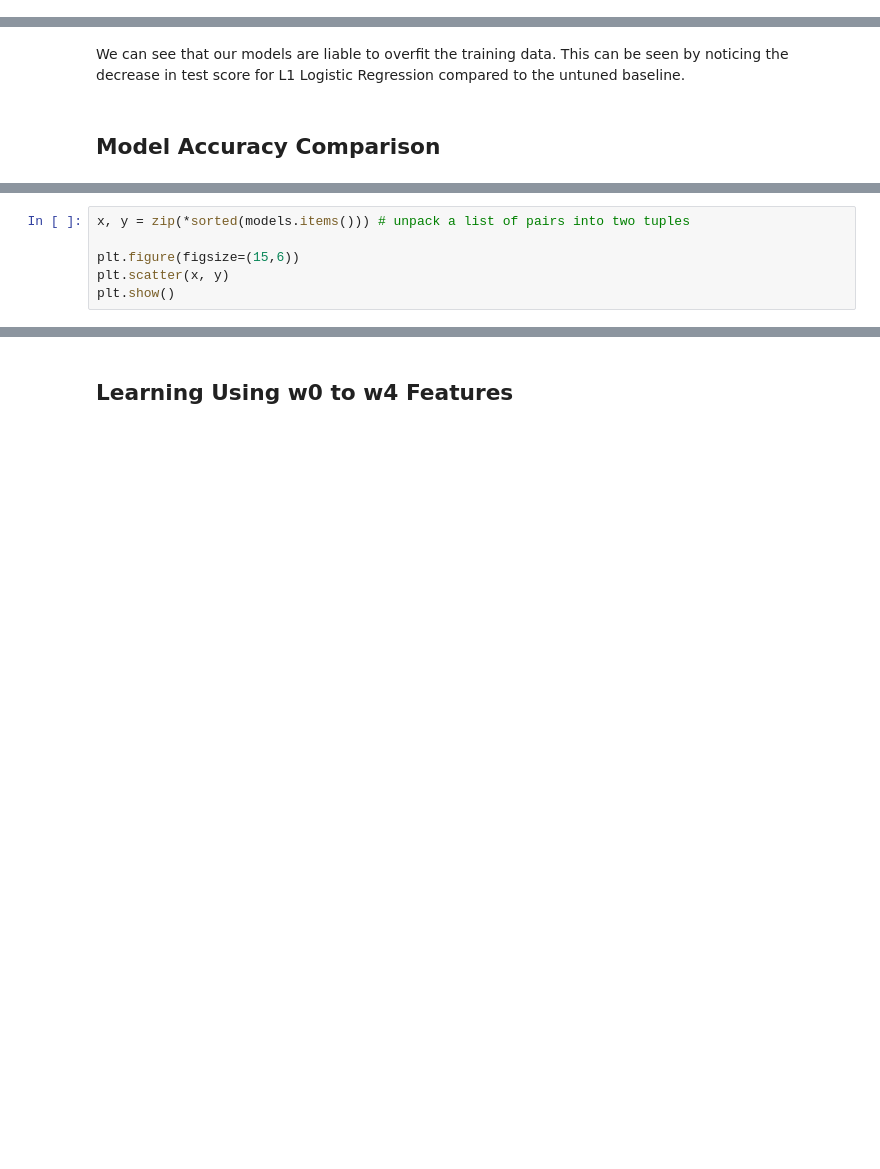
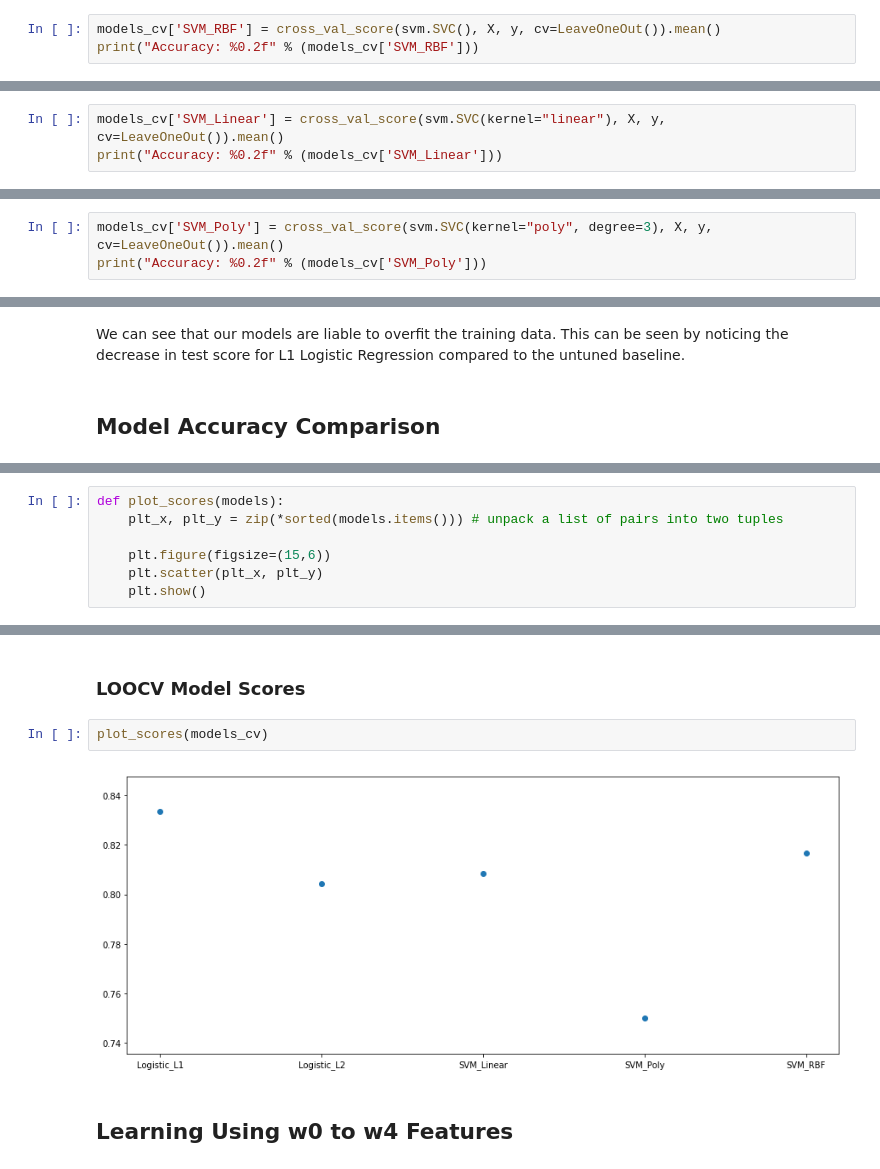
Before and after one commit to moduIo/Clinical-Depression-Study, a Jupyter notebook: main.ipynb, the cells around one changed output, grey strips where cells are left out. Cells and saved outputs as stored; diff of their text form; blank space fills up the shorter version.

Commit message:
Add LOOCV model scores for all models

```diff
--- a/main.ipynb
+++ b/main.ipynb
@@ -344,3 +357,6 @@ Ineffective       0.83      0.80      0.82        25
 avg / total       0.81      0.81      0.81        48
 
 Accuracy: 0.812500
+# %%
+models_cv['SVM_RBF'] = cross_val_score(svm.SVC(), X, y, cv=LeaveOneOut()).mean()
+print("Accuracy: %0.2f" % (models_cv['SVM_RBF']))
@@ -355,3 +373,6 @@ Ineffective       0.91      0.80      0.85        25
 avg / total       0.86      0.85      0.85        48
 
 Accuracy: 0.854167
+# %%
+models_cv['SVM_Linear'] = cross_val_score(svm.SVC(kernel="linear"), X, y, cv=LeaveOneOut()).mean()
+print("Accuracy: %0.2f" % (models_cv['SVM_Linear']))
@@ -366,3 +389,6 @@ Ineffective       0.71      0.88      0.79        25
 avg / total       0.76      0.75      0.74        48
 
 Accuracy: 0.750000
+# %%
+models_cv['SVM_Poly'] = cross_val_score(svm.SVC(kernel="poly", degree=3), X, y, cv=LeaveOneOut()).mean()
+print("Accuracy: %0.2f" % (models_cv['SVM_Poly']))
@@ -443,6 +473,7 @@ We can see that our models are liable to overfit the training data.  This can be
 # %%
-x, y = zip(*sorted(models.items())) # unpack a list of pairs into two tuples
+def plot_scores(models):
+    plt_x, plt_y = zip(*sorted(models.items())) # unpack a list of pairs into two tuples
 
-plt.figure(figsize=(15,6))
-plt.scatter(x, y)
-plt.show()
+    plt.figure(figsize=(15,6))
+    plt.scatter(plt_x, plt_y)
+    plt.show()
@@ -451,3 +486,9 @@ plt.show()
+# %% [markdown]
+### LOOCV Model Scores
+# %%
+plot_scores(models_cv)
+# %% [output]
+[figure, added]
 # %% [markdown]
 ## Learning Using w0 to w4 Features
 # %%
```
Also changed, not shown: parts of 46 cells of this notebook.
